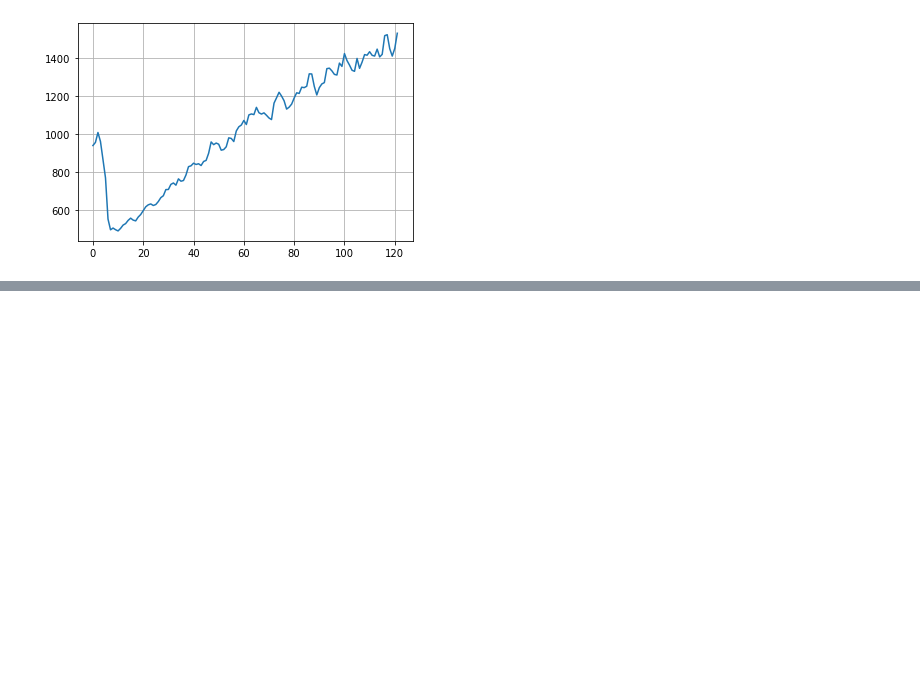
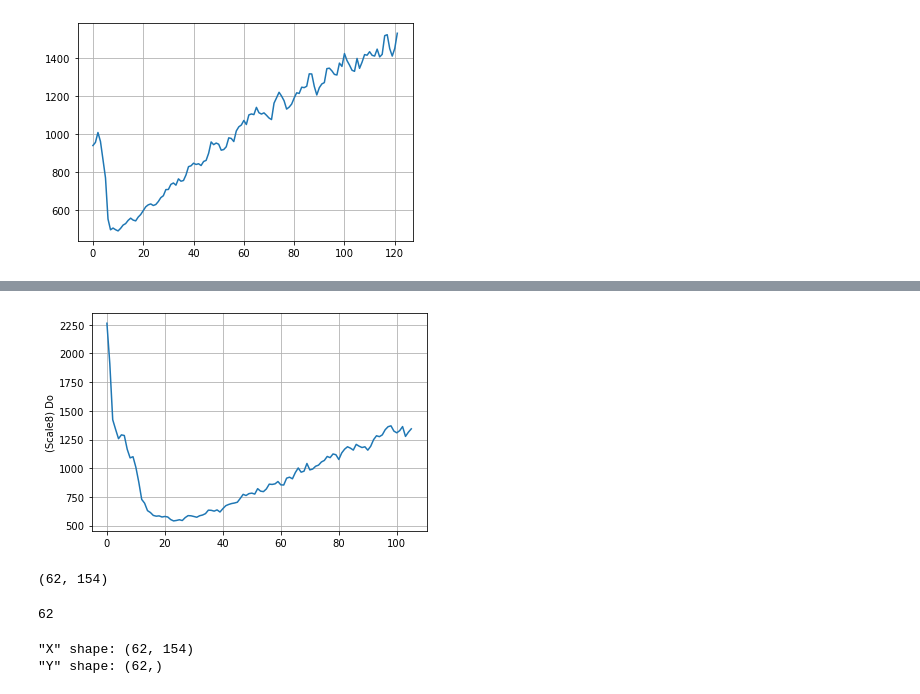
Before and after one commit to Andy666Fox/TINY_DS_PROJECTS, a Jupyter notebook: GuitarGrapher/audio_to_spectrogramm.ipynb, the cells around one changed output, grey strips where cells are left out. Cells and saved outputs as stored; diff of their text form; code cells hidden in the pictures; blank space fills up the shorter version.

```diff
--- a/GuitarGrapher/audio_to_spectrogramm.ipynb
+++ b/GuitarGrapher/audio_to_spectrogramm.ipynb
@@ -53,0 +77,17 @@ plt.show()
+# %%
+idx = np.random.randint(len(X))
+plt.plot(sound_data[idx][0])
+plt.ylabel(sound_label[idx])
+plt.grid()
+plt.show()
+# %% [output]
+[figure, added]
+# %%
+np.shape(X)
+# %% [output]
+(62, 154)
+# %%
+num_classes = len(set(sound_label))
+num_classes
+# %% [output]
+62
@@ -53,0 +97,5 @@ plt.show()
+# %%
+print(f'"X" shape: {np.shape(X)}\n"Y" shape: {np.shape(y)}')
+# %% [output]
+"X" shape: (62, 154)
+"Y" shape: (62,)
```
Also changed, not shown: parts of 7 cells of this notebook.
